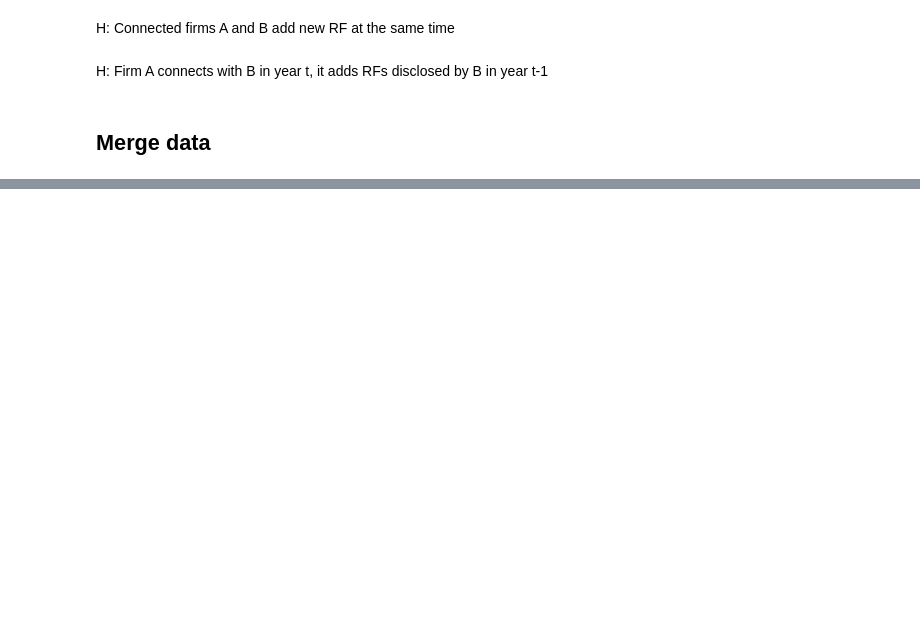
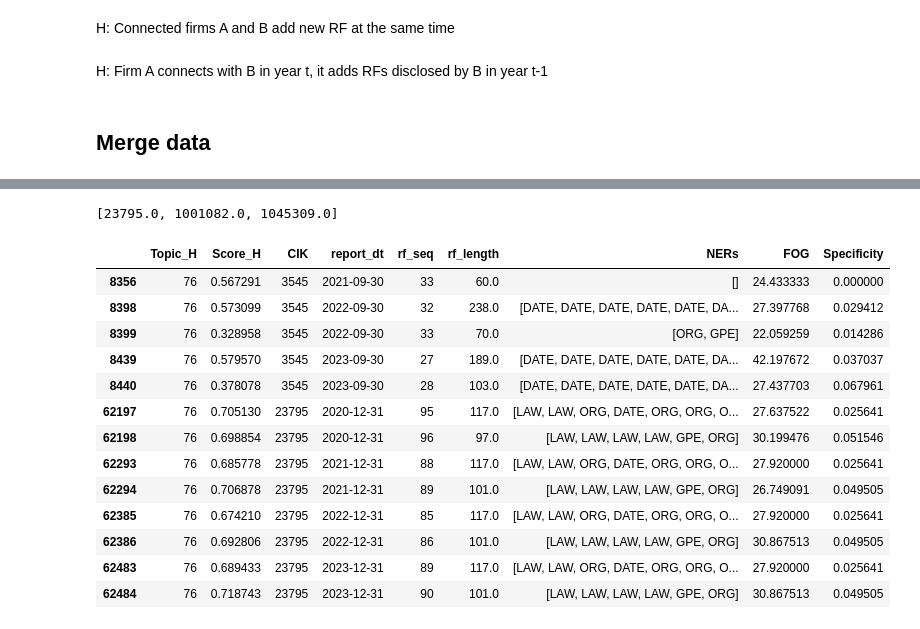
Before and after one commit to Amin-T/RD_Topic_Modeling, a Jupyter notebook: Study2_2.ipynb, the cells around one changed output, grey strips where cells are left out. Cells and saved outputs as stored; diff of their text form; code cells hidden in the pictures; blank space fills up the shorter version.

```diff
--- a/Study2_2.ipynb
+++ b/Study2_2.ipynb
@@ -392,0 +615,22 @@ Study2_data.to_csv("Data/Study2_data2_V2.csv", index=False)
+# %%
+lnkdCIKs.loc[cik, 2019]
+# %% [output]
+[23795.0, 1001082.0, 1045309.0]
+# %%
+topics_df[(topics_df['CIK'].isin(lnkdCIKs.loc[cik, year]+[cik]))&(topics_df['Topic_H']==T)&((topics_df['ryear']>=2020))][['Topic_H', 'Score_H', 'CIK', 'report_dt',
+       'rf_seq', 'rf_length', 'NERs', 'FOG', 'Specificity']]
+# %% [output]
+|  | Topic_H | Score_H | CIK | report_dt | rf_seq | rf_length | NERs | FOG | Specificity |
+| 8356 | 76 | 0.567291 | 3545 | 2021-09-30 | 33 | 60.0 | [] | 24.433333 | 0.000000 |
+| 8398 | 76 | 0.573099 | 3545 | 2022-09-30 | 32 | 238.0 | [DATE, DATE, DATE, DATE, DATE, DA... | 27.397768 | 0.029412 |
+| 8399 | 76 | 0.328958 | 3545 | 2022-09-30 | 33 | 70.0 | [ORG, GPE] | 22.059259 | 0.014286 |
+| 8439 | 76 | 0.579570 | 3545 | 2023-09-30 | 27 | 189.0 | [DATE, DATE, DATE, DATE, DATE, DA... | 42.197672 | 0.037037 |
+| 8440 | 76 | 0.378078 | 3545 | 2023-09-30 | 28 | 103.0 | [DATE, DATE, DATE, DATE, DATE, DA... | 27.437703 | 0.067961 |
+| 62197 | 76 | 0.705130 | 23795 | 2020-12-31 | 95 | 117.0 | [LAW, LAW, ORG, DATE, ORG, ORG, O... | 27.637522 | 0.025641 |
+| 62198 | 76 | 0.698854 | 23795 | 2020-12-31 | 96 | 97.0 | [LAW, LAW, LAW, LAW, GPE, ORG] | 30.199476 | 0.051546 |
+| 62293 | 76 | 0.685778 | 23795 | 2021-12-31 | 88 | 117.0 | [LAW, LAW, ORG, DATE, ORG, ORG, O... | 27.920000 | 0.025641 |
+| 62294 | 76 | 0.706878 | 23795 | 2021-12-31 | 89 | 101.0 | [LAW, LAW, LAW, LAW, GPE, ORG] | 26.749091 | 0.049505 |
+| 62385 | 76 | 0.674210 | 23795 | 2022-12-31 | 85 | 117.0 | [LAW, LAW, ORG, DATE, ORG, ORG, O... | 27.920000 | 0.025641 |
+| 62386 | 76 | 0.692806 | 23795 | 2022-12-31 | 86 | 101.0 | [LAW, LAW, LAW, LAW, GPE, ORG] | 30.867513 | 0.049505 |
+| 62483 | 76 | 0.689433 | 23795 | 2023-12-31 | 89 | 117.0 | [LAW, LAW, ORG, DATE, ORG, ORG, O... | 27.920000 | 0.025641 |
+| 62484 | 76 | 0.718743 | 23795 | 2023-12-31 | 90 | 101.0 | [LAW, LAW, LAW, LAW, GPE, ORG] | 30.867513 | 0.049505 |
```
Also changed, not shown: parts of 33 cells of this notebook, 32 other files.
